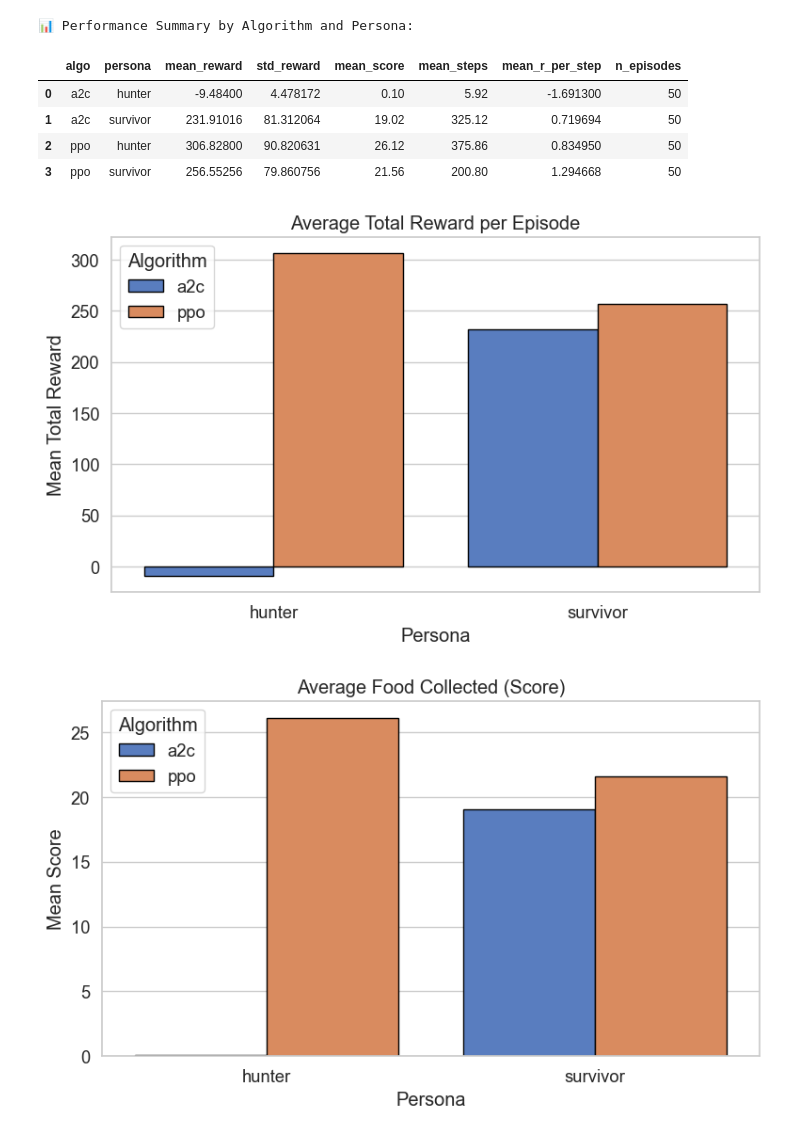
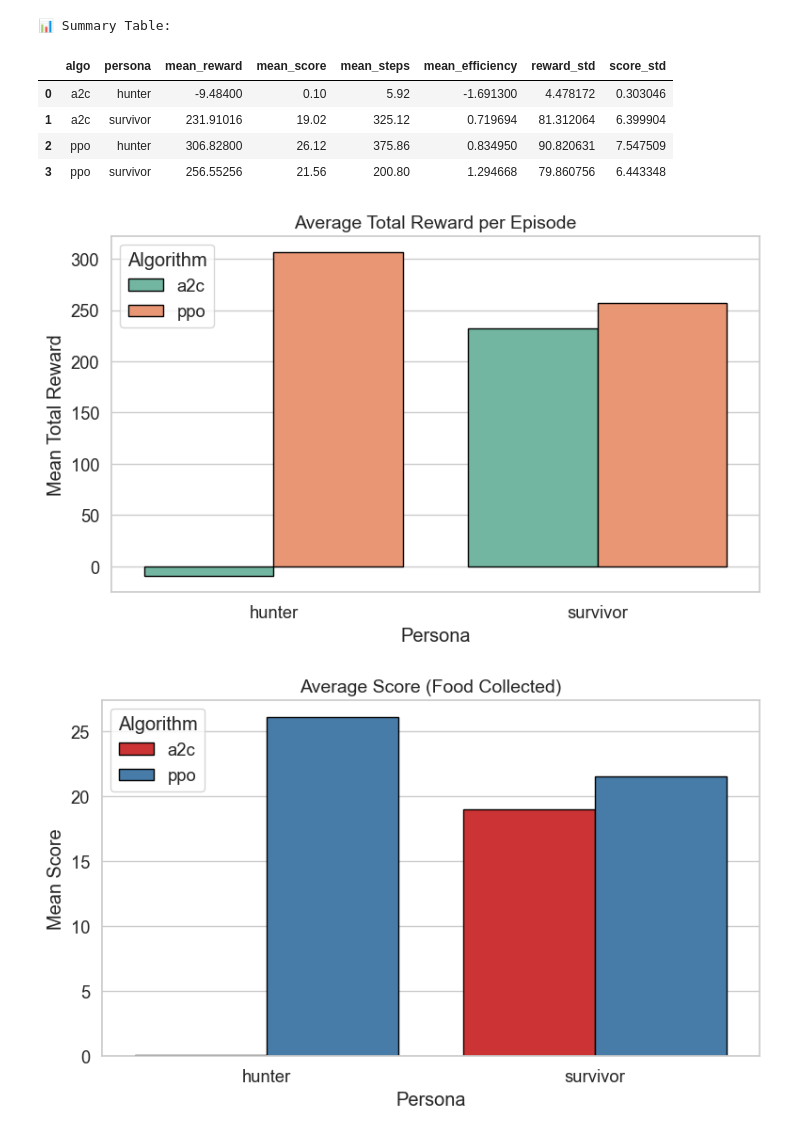
Before and after one commit to JahanviMathukia/DRL-Assignment, a Jupyter notebook: notebooks/snake_analysis.ipynb, the cells around one changed output. Drawn from its saved outputs; the diff is of its cells as text; code cells hidden in the pictures.

```diff
--- a/notebooks/snake_analysis.ipynb
+++ b/notebooks/snake_analysis.ipynb
@@ -66,53 +64,42 @@ Found evaluation files:
 # %%
-# ---------------------------
-# 📈 Compute summary stats (adapted for your dataset)
-# ---------------------------
+# Compute summary stats
 
-# Extract 'algo' and 'persona' from filename pattern like "ppo_snake_hunter_eval.csv"
-data["algo"] = data["filename"].apply(lambda x: x.split("_")[0])        # e.g. "ppo" or "a2c"
-data["persona"] = data["filename"].apply(lambda x: x.split("_")[2])     # e.g. "hunter" or "survivor"
-
-# Compute summary statistics
 summary = (
     data.groupby(["algo", "persona"])
     .agg(
         mean_reward=("reward", "mean"),
-        std_reward=("reward", "std"),
         mean_score=("score", "mean"),
         mean_steps=("steps", "mean"),
-        mean_r_per_step=("mean_reward_per_step", "mean"),
-        n_episodes=("episode", "count"),
+        mean_efficiency=("mean_reward_per_step", "mean"),
+        reward_std=("reward", "std"),
+        score_std=("score", "std"),
     )
     .reset_index()
 )
 
-print("\n📊 Performance Summary by Algorithm and Persona:")
+print("\n📊 Summary Table:")
 display(summary)
 # %% [output]
-📊 Performance Summary by Algorithm and Persona:
+📊 Summary Table:
-|  | algo | persona | mean_reward | std_reward | mean_score | mean_steps | mean_r_per_step | n_episodes |
-| 0 | a2c | hunter | -9.48400 | 4.478172 | 0.10 | 5.92 | -1.691300 | 50 |
-| 1 | a2c | survivor | 231.91016 | 81.312064 | 19.02 | 325.12 | 0.719694 | 50 |
-| 2 | ppo | hunter | 306.82800 | 90.820631 | 26.12 | 375.86 | 0.834950 | 50 |
-| 3 | ppo | survivor | 256.55256 | 79.860756 | 21.56 | 200.80 | 1.294668 | 50 |
+|  | algo | persona | mean_reward | mean_score | mean_steps | mean_efficiency | reward_std | score_std |
+| 0 | a2c | hunter | -9.48400 | 0.10 | 5.92 | -1.691300 | 4.478172 | 0.303046 |
+| 1 | a2c | survivor | 231.91016 | 19.02 | 325.12 | 0.719694 | 81.312064 | 6.399904 |
+| 2 | ppo | hunter | 306.82800 | 26.12 | 375.86 | 0.834950 | 90.820631 | 7.547509 |
+| 3 | ppo | survivor | 256.55256 | 21.56 | 200.80 | 1.294668 | 79.860756 | 6.443348 |
 # %%
-# ---------------------------
-# 🎨 Visualization settings
-# ---------------------------
 sns.set(style="whitegrid", palette="muted", font_scale=1.2)
 
-# ---------------------------
-# 📉 1. Mean Reward Comparison
-# ---------------------------
+# 1. Mean Reward Comparison
 plt.figure(figsize=(8, 5))
 sns.barplot(
     data=summary,
     x="persona",
     y="mean_reward",
     hue="algo",
-    edgecolor="black"
+    edgecolor="black",
+    palette="Set2"
 )
-plt.title("Average Total Reward per Episode")
+plt.title("Average Total Reward per Episode", fontsize=14)
 plt.ylabel("Mean Total Reward")
 plt.xlabel("Persona")
 plt.legend(title="Algorithm")
@@ -120,26 +107,25 @@ plt.tight_layout()
 plt.savefig(os.path.join(PLOT_DIR, "mean_reward_comparison.png"))
 plt.show()
 # %% [output]
-[figure, old version]
+[figure, new version]
 # %%
-# ---------------------------
-# 🍎 2. Mean Score Comparison
-# ---------------------------
+# 2. Mean Score Comparison
 plt.figure(figsize=(8, 5))
 sns.barplot(
     data=summary,
     x="persona",
     y="mean_score",
     hue="algo",
-    edgecolor="black"
+    edgecolor="black",
+    palette="Set1"
 )
-plt.title("Average Food Collected (Score)")
+plt.title("Average Score (Food Collected)", fontsize=14)
 plt.ylabel("Mean Score")
 plt.xlabel("Persona")
 plt.legend(title="Algorithm")
 plt.tight_layout()
 plt.savefig(os.path.join(PLOT_DIR, "mean_score_comparison.png"))
 plt.show()
 # %% [output]
-[figure, old version]
+[figure, new version]
 # %%
```
Also changed, not shown: parts of 9 cells of this notebook, 35 other files.
